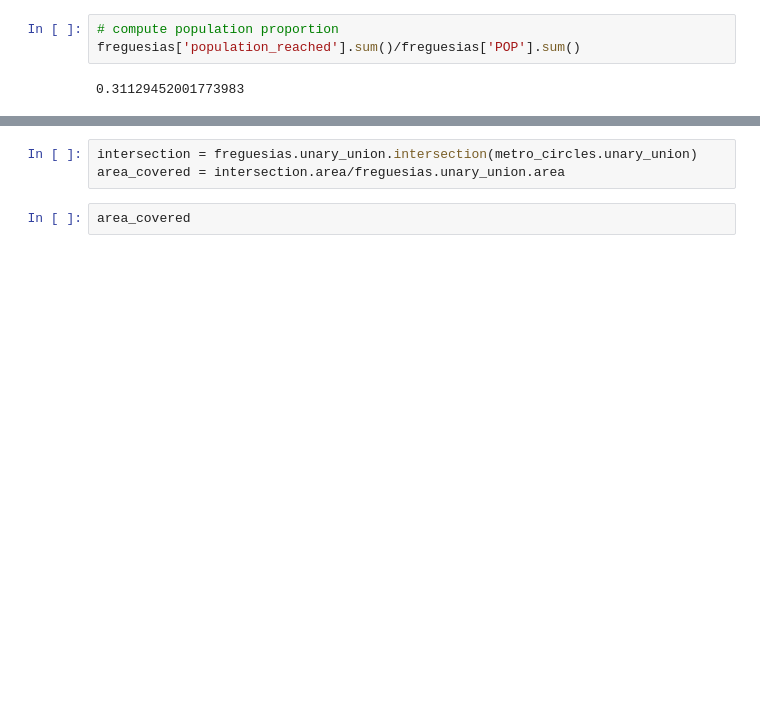
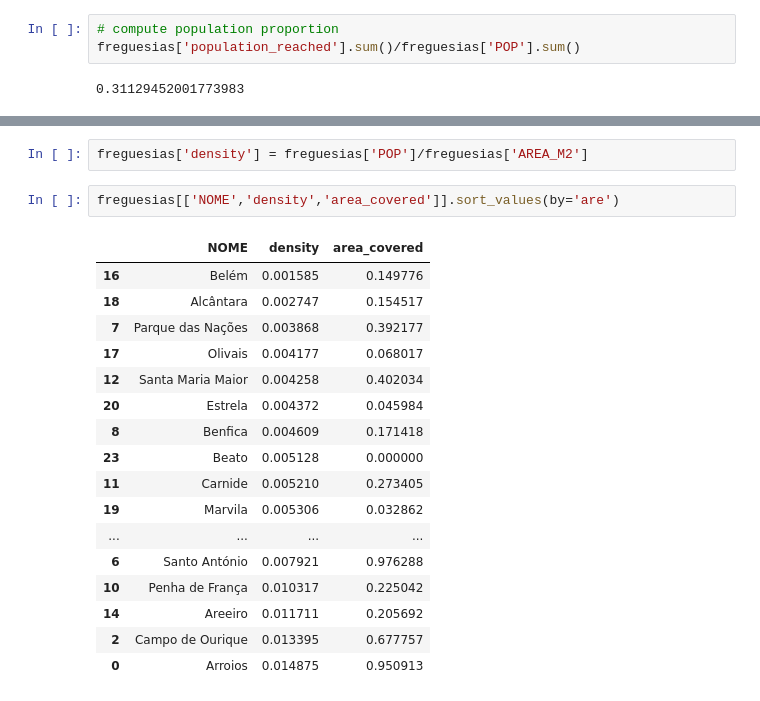
Before and after one commit to ricardozacarias/padarias, a Jupyter notebook: padarias.ipynb, the cells around one changed output, grey strips where cells are left out. Cells and saved outputs as stored; diff of their text form; blank space fills up the shorter version.

```diff
--- a/padarias.ipynb
+++ b/padarias.ipynb
@@ -197,5 +187,22 @@ metro_circles = metro_raw.buffer(500)
-# %%
-intersection = freguesias.unary_union.intersection(metro_circles.unary_union)
-area_covered = intersection.area/freguesias.unary_union.area
-# %%
-area_covered
+# %%
+freguesias['density'] = freguesias['POP']/freguesias['AREA_M2']
+# %%
+freguesias[['NOME','density','area_covered']].sort_values(by='are')
+# %% [output]
+|  | NOME | density | area_covered |
+| 16 | Belém | 0.001585 | 0.149776 |
+| 18 | Alcântara | 0.002747 | 0.154517 |
+| 7 | Parque das Nações | 0.003868 | 0.392177 |
+| 17 | Olivais | 0.004177 | 0.068017 |
+| 12 | Santa Maria Maior | 0.004258 | 0.402034 |
+| 20 | Estrela | 0.004372 | 0.045984 |
+| 8 | Benfica | 0.004609 | 0.171418 |
+| 23 | Beato | 0.005128 | 0.000000 |
+| 11 | Carnide | 0.005210 | 0.273405 |
+| 19 | Marvila | 0.005306 | 0.032862 |
+| ... | ... | ... | ... |
+| 6 | Santo António | 0.007921 | 0.976288 |
+| 10 | Penha de França | 0.010317 | 0.225042 |
+| 14 | Areeiro | 0.011711 | 0.205692 |
+| 2 | Campo de Ourique | 0.013395 | 0.677757 |
+| 0 | Arroios | 0.014875 | 0.950913 |
```
Also changed, not shown: parts of 9 cells of this notebook, 3 other files.
